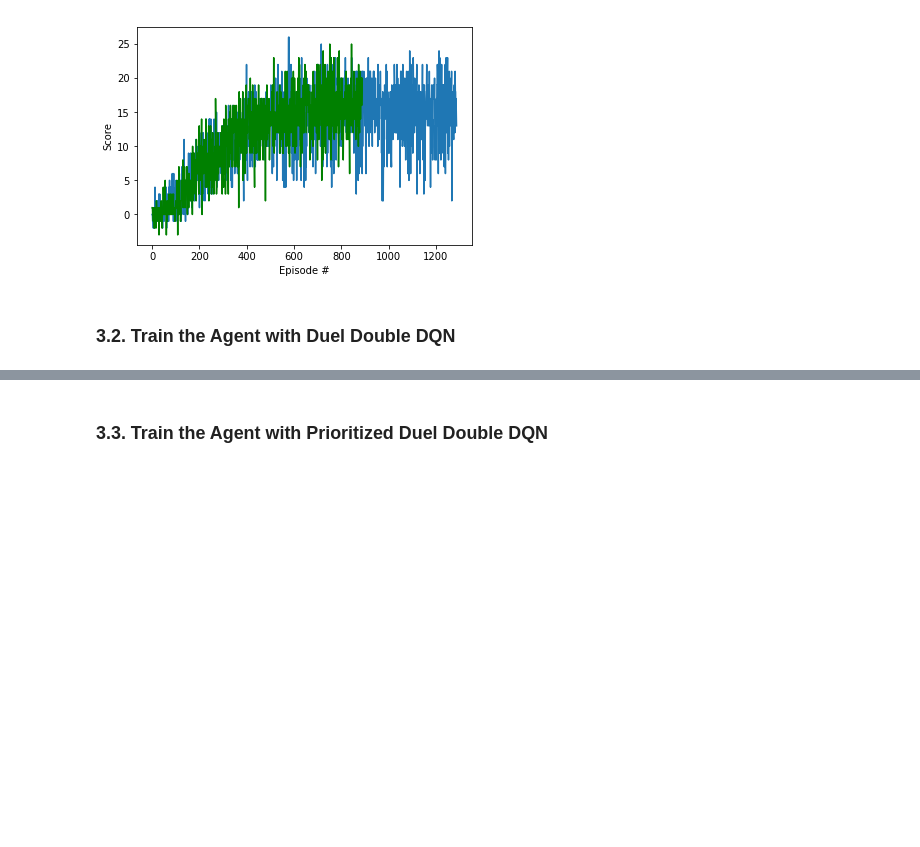
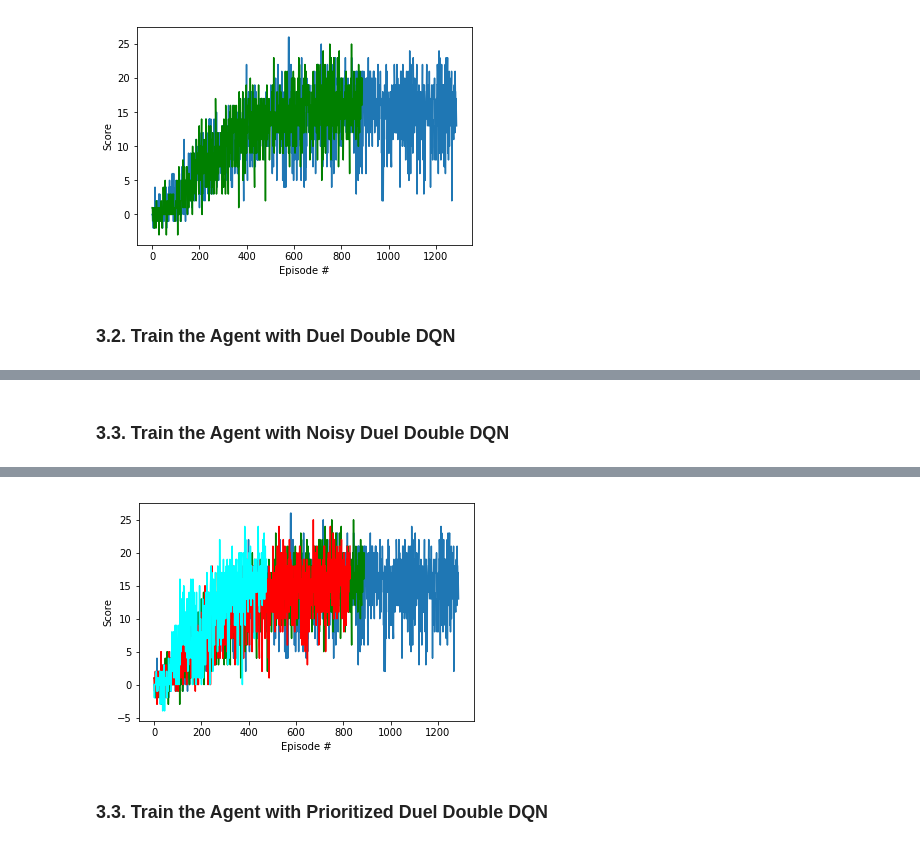
Before and after one commit to stereoboy/deep-reinforcement-learning, a Jupyter notebook: p1_navigation/Solution.ipynb, the cells around one changed output, grey strips where cells are left out. Cells and saved outputs as stored; diff of their text form; code cells hidden in the pictures; blank space fills up the shorter version.

Commit message:
feature: add noisy dqn and its checkpoint
Signed-off-by: Jaeyoung Lee <jylee0121@gmail.com>

```diff
--- a/p1_navigation/Solution.ipynb
+++ b/p1_navigation/Solution.ipynb
@@ -306,2 +306,69 @@ Episode 829     Average Score: 16.00    00:12:05
 Environment solved in 729 episodes!     Average Score: 16.00
 [figure]
+# %% [markdown]
+### 3.3. Train the Agent with Noisy Duel Double DQN
+# %%
+from noisy_duel_double_dqn_agent import NoisyDuelDDQNAgent
+
+agent = NoisyDuelDDQNAgent(state_size=state_size, action_size=action_size, seed=0)
+
+def noisy_duel_double_dqn(n_episodes=4000):
+    """Deep Q-Learning.
+
+    Params
+    ======
+        n_episodes (int): maximum number of training episodes
+    """
+    scores = []                        # list containing scores from each episode
+    scores_window = deque(maxlen=100)  # last 100 scores
+
+    start = time.time()
+
+    for i_episode in range(1, n_episodes+1):
+        #state = env.reset()
+        env_info = env.reset(train_mode=True)[brain_name]
+        state = env_info.vector_observations[0]
+        score = 0
+        while True:
+            action = agent.act(state)
+            #next_state, reward, done, _ = env.step(action)
+            env_info = env.step(action)[brain_name]        # send the action to the environment
+            next_state = env_info.vector_observations[0]   # get the next state
+            reward = env_info.rewards[0]                   # get the reward
+            done = env_info.local_done[0]
+
+            agent.step(state, action, reward, next_state, done)
+            state = next_state
+            score += reward
+
+            if done:
+                break
+        scores_window.append(score)       # save most recent score
+        scores.append(score)              # save most recent score
+
+        current = time.time()
+        elapsed = current - start
+        elapsed_str = time.strftime("%H:%M:%S", time.gmtime(elapsed))
+        print('\rEpisode {}\tAverage Score: {:.2f}\t{}'.format(i_episode, np.mean(scores_window), elapsed_str), end="")
+        if i_episode % 100 == 0:
+            print('\rEpisode {}\tAverage Score: {:.2f}\t{}'.format(i_episode, np.mean(scores_window), elapsed_str))
+        if np.mean(scores_window)>=16.0:
+            print('\nEnvironment solved in {:d} episodes!\tAverage Score: {:.2f}'.format(i_episode-100, np.mean(scores_window)))
+            break
+    torch.save(agent.qnetwork_local.state_dict(), 'checkpoint_noisydueldoubledqn.pth')
+    return scores
+
+#prio_duel_ddqn_scores = prio_duel_double_dqn()
+noisy_duel_ddqn_scores = noisy_duel_double_dqn()
+
+# plot the scores
+fig = plt.figure()
+ax = fig.add_subplot(111)
+plt.plot(np.arange(len(dqn_scores)), dqn_scores)
+plt.plot(np.arange(len(ddqn_scores)), ddqn_scores, color='green')
+plt.plot(np.arange(len(duel_ddqn_scores)), duel_ddqn_scores, color='red')
+plt.plot(np.arange(len(noisy_duel_ddqn_scores)), noisy_duel_ddqn_scores, color='cyan')
+plt.ylabel('Score')
+plt.xlabel('Episode #')
+plt.show()
+# %% [output]
@@ -308,3 +381,4 @@ Environment solved in 729 episodes!     Average Score: 16.00
+[figure, added]
 # %% [markdown]
 ### 3.3. Train the Agent with Prioritized Duel Double DQN
 # %%
```
Also changed, not shown: parts of 6 cells of this notebook, 8 other files.
